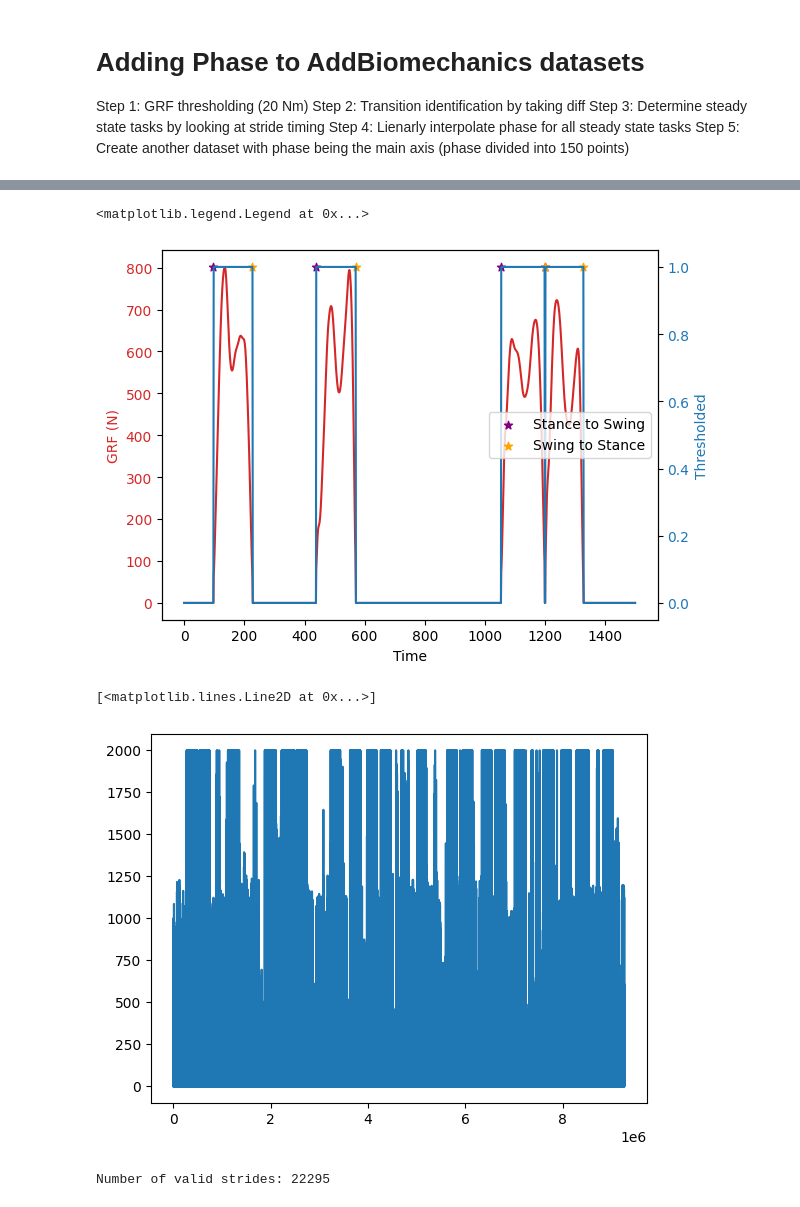
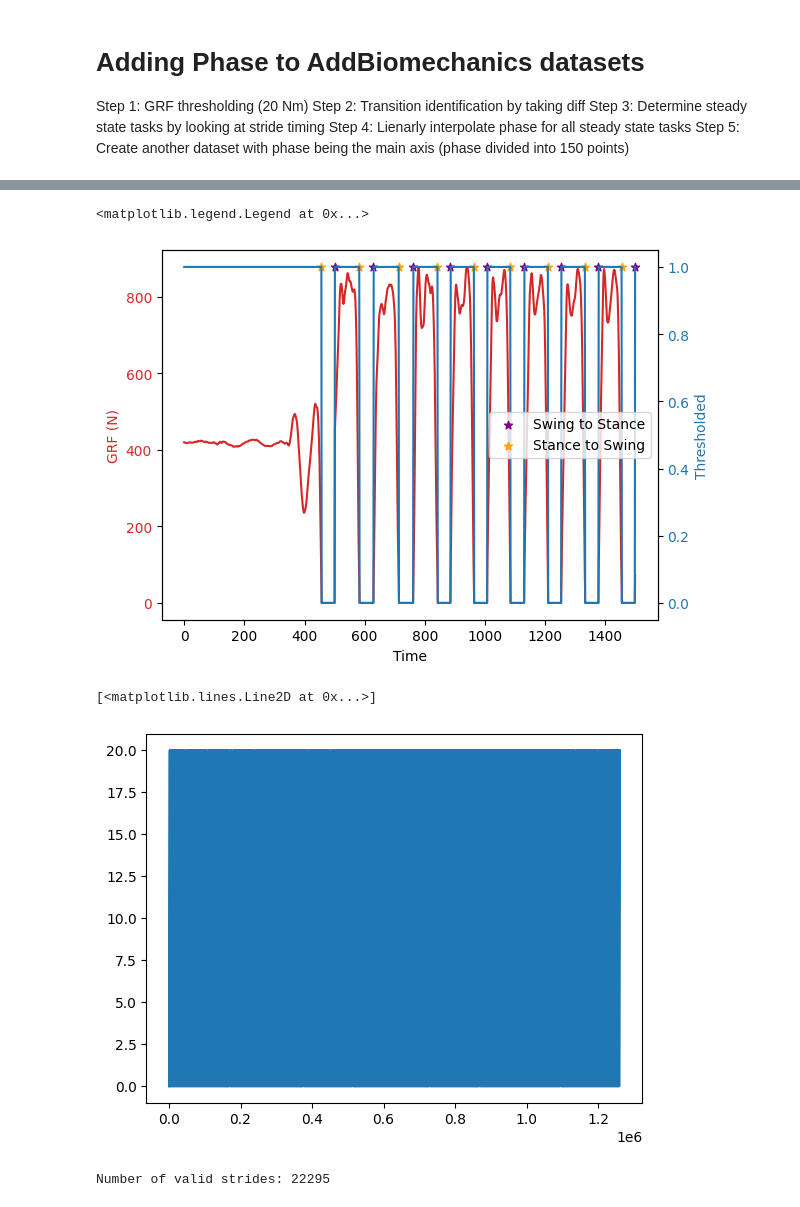
Before and after one commit to jmontp/LocoHub, a Jupyter notebook: AddBiomechanics/add_phase_info.ipynb, the cells around one changed output, grey strips where cells are left out. Saved outputs shown, nothing was run; the diff lists cells and outputs as text; code cells hidden in the pictures.

```diff
--- a/AddBiomechanics/add_phase_info.ipynb
+++ b/AddBiomechanics/add_phase_info.ipynb
@@ -17,6 +17,6 @@ import seaborn as sns
 %matplotlib inline
 
 # Load data
-df = pd.read_parquet('Camargo2021_Formatted_No_Arm.parquet')
+df = pd.read_parquet('/datasets/AddBiomechanics/processed_data/Moore2015_time.parquet')
 df.columns
 # %% [output]
@@ -40,7 +42,7 @@ Index(['subject', 'task', 'time_step', 'contact_r', 'contact_l', 'GRF_x_r',
       dtype='object')
 # %%
 # Step 1: GRF thresholding for the z axis
-grf_r = df['GRF_y_r'].values # Bug, should be z axis but it's currently the y axis
+grf_r = df['grf_y_r'].values # Bug, should be z axis but it's currently the y axis
 grf_threshold = 20 # N
 grf_thresh = grf_r > grf_threshold
 
@@ -79,36 +81,36 @@ stance_to_swing = np.where(grf_thresh_diff == -1)[0]
 # Replicate the same plot, but with the stance to swing transitions and
 # stance to swing transitions as asterisk markers
 start = 1500
 end = start + 1500
 grf_r_plot = grf_r[start:end]
 
 # cutoff the transitions to be within the plot range
 swing_to_stance_plot = swing_to_stance[(swing_to_stance > start) & (swing_to_stance < end)]
 stance_to_swing_plot = stance_to_swing[(stance_to_swing > start) & (stance_to_swing < end)]
 
 # Plot the first 150 points
 fig, ax1 = plt.subplots()
 
 color = 'tab:red'
 ax1.set_xlabel('Time')
 ax1.set_ylabel('GRF (N)', color=color)
 ax1.plot(grf_r_plot, color=color)
 ax1.tick_params(axis='y', labelcolor=color)
 
 ax2 = ax1.twinx()
 color = 'tab:blue'
 ax2.set_ylabel('Thresholded', color=color)
 ax2.plot(grf_thresh_plot, color=color)
 ax2.tick_params(axis='y', labelcolor=color)
 
 y_scatter = np.ones_like(swing_to_stance_plot)
 
-ax2.scatter(swing_to_stance_plot - start, y_scatter, color='purple', marker='*', label = 'Stance to Swing')
-ax2.scatter(stance_to_swing_plot - start, y_scatter, color='orange', marker='*', label = 'Swing to Stance')
+ax2.scatter(swing_to_stance_plot - start, y_scatter, color='purple', marker='*', label = 'Swing to Stance')
+ax2.scatter(stance_to_swing_plot - start, y_scatter, color='orange', marker='*', label = 'Stance to Swing')
 ax2.legend()
 # %% [output]
 <matplotlib.legend.Legend at 0x...>
-[figure, old version]
+[figure, new version]
 # %%
 # Step 3: Calculate the stance phase duration
 
@@ -119,7 +121,7 @@ time = df['time_step'].values
 plt.plot(time)
 # %% [output]
 [<matplotlib.lines.Line2D at 0x...>]
-[figure, old version]
+[figure, new version]
 # %%
 # Step 3 continued: Calculate the stance phase duration
 
```
Also changed, not shown: parts of 3 cells of this notebook, 5 other files.
